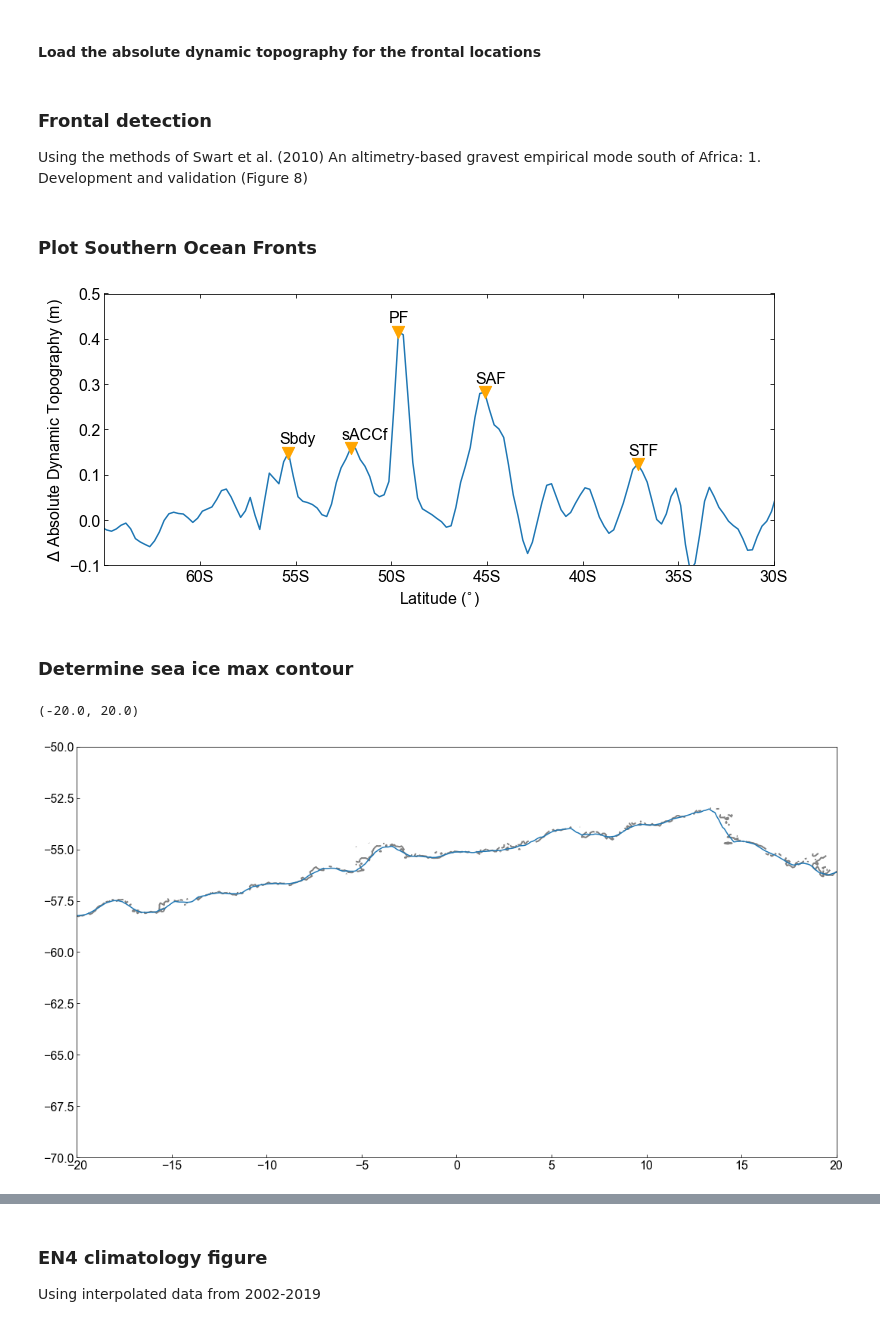
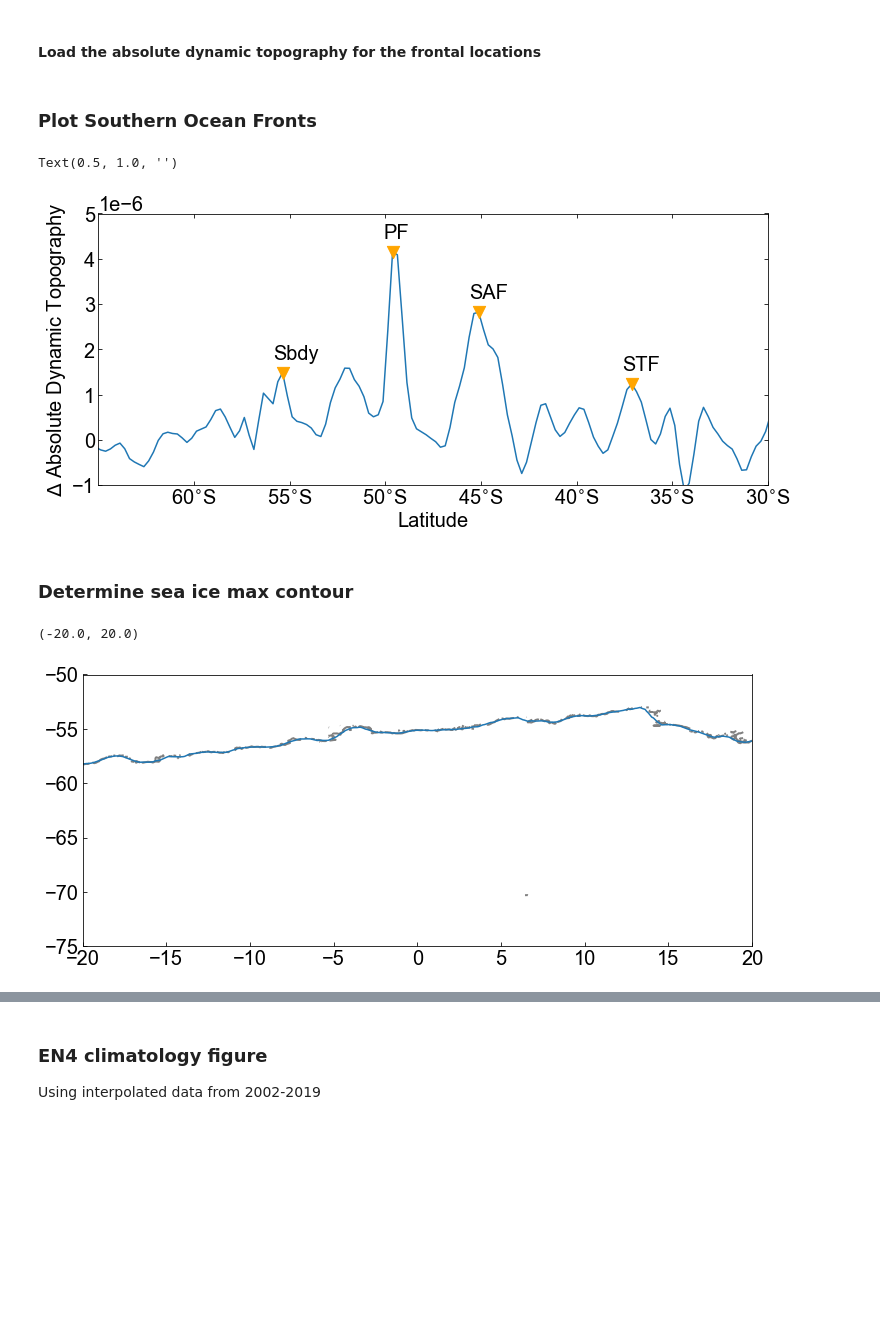
Before and after one commit to marcelduplessis/duplessis-2021-JGR-Oceans, a Jupyter notebook: duplessis-2021-figure1.ipynb, the cells around one changed output, grey strips where cells are left out. Cells and saved outputs as stored; diff of their text form; code cells hidden in the pictures; blank space fills up the shorter version.

```diff
--- a/duplessis-2021-figure1.ipynb
+++ b/duplessis-2021-figure1.ipynb
@@ -79,0 +53,2 @@ savefig('../figures/seaice_hov.png', dpi=300, bbox_inches='tight')
+# %%
+sic = xr.open_dataset(outPath+outName)
@@ -100,42 +83,40 @@ eke = ((u_prime**2 + v_prime**2)/2).mean(dim='time')
-# %% [markdown]
-### Frontal detection
-
-Using the methods of Swart et al. (2010) An altimetry-based gravest empirical mode south of Africa: 1. Development and validation (Figure 8)
 # %%
-import gsw
-
-dist_adt = gsw.distance(np.zeros(len(adt_mean.latitude)), adt_mean.latitude.values)[0]
-
-adt_diff_lat = adt_mean.latitude[1:].values
-adt_diff = 100000 * adt_mean.adt[:,720].diff(dim='latitude').values / dist_adt
+# determine grid disances along 0E
+dist_adt  = gsw.distance(np.zeros(len(adt_mean.latitude)), adt_mean.latitude.values)[0]
+adt_slope = adt_mean.sel(longitude=0.125).adt.diff(dim='latitude') / dist_adt
 # %% [markdown]
 ### Plot Southern Ocean Fronts
 # %%
-fig,ax=subplots(figsize=[12, 5])
+fig,ax=plt.subplots(figsize=[12, 5])
 
-ax.plot(adt_diff_lat, adt_diff)
+adt_slope.plot(ax=ax)
 ax.set_xlim(-65, -30)
-ax.set_ylim(-0.1, 0.5)
+ax.set_ylim(-1e-6, 5e-6)
 
-idx = [137, 150, 160, 178, 210]
-fnt = ['Sbdy', 'sACCf', 'PF', 'SAF', 'STF']
+# idx = [137, 150, 160, 178, 210]
+idx = [137, 160, 178, 210]
+# fnt = ['Sbdy', 'sACCf', 'PF', 'SAF', 'STF']
+fnt = ['Sbdy', 'PF', 'SAF', 'STF']
 
 for i, val in enumerate(idx):
 
-    ax.scatter(adt_diff_lat[val], adt_diff[val], s=150, c='orange', marker='v', zorder=10)
-    ax.text(   adt_diff_lat[val] - 0.5,  adt_diff[val] + 0.02, str(fnt[i]))
+    front = adt_slope.isel(latitude=val)
+    ax.scatter(front.latitude, front.values, s=150, c='orange', marker='v', zorder=10)
+    ax.text(   front.latitude - 0.5,  front.values+3e-7, str(fnt[i]))
 
 # plotting
 ax.xaxis.set_ticks([-60, -55, -50, -45, -40, -35, -30])
-ax.xaxis.set_ticklabels(['60S','55S','50S','45S','40S','35S','30S'])
+ax.xaxis.set_ticklabels(['60$^{\circ}$S','55$^{\circ}$S','50$^{\circ}$S','45$^{\circ}$S','40$^{\circ}$S','35$^{\circ}$S','30$^{\circ}$S'])
 
-ax.set_ylabel('$\Delta$ Absolute Dynamic Topography (m)')
-ax.set_xlabel('Latitude ($^{\circ}$)')
+ax.set_ylabel('$\Delta$ Absolute Dynamic Topography')
+ax.set_xlabel('Latitude')
 
 ax.yaxis.set_ticks_position('both')
 ax.xaxis.set_ticks_position('both')
+ax.set_title('')
 
-savefig('../figures/adt_grad_front_detection.png', dpi=300, bbox_inches='tight')
+# savefig('../figures/adt_grad_front_detection.png', dpi=300, bbox_inches='tight')
 # %% [output]
+Text(0.5, 1.0, '')
-[figure, old version]
+[figure, new version]
 # %%
@@ -145,7 +129,7 @@ front_contours = adt_mean.adt[:,720][idx].values
 # %%
-sic_mnth=sic.sic.resample(time='1M').mean()
+fig,ax=plt.subplots(figsize=[12,5])
 
-cs = contour(sic.lon, sic.lat, sic_mnth.sel(time='2018-09-30'), levels=[15], colors='0.5', linewidths=2)
+cs = ax.contour(sic.lon, sic.lat, sic_mnth.sel(time='2018-09-30'), levels=[15], colors='0.5', linewidths=2)
 
 for i in range(len(cs.allsegs[0])):
 
@@ -154,33 +138,33 @@ for i in range(len(cs.allsegs[0])):
         lat=cs.allsegs[0][i][:,1]
 
     if i>0:
         lon = np.append(lon, cs.allsegs[0][i][:,0])
         lat = np.append(lat, cs.allsegs[0][i][:,1])
 
 lon = lon[lat>-66]
 lat = lat[lat>-66]
 
 new_lon = np.arange(-180,180.05,0.1)
 
 for i, ln in enumerate(new_lon):
 
     idx = ((lon>ln) & (lon<ln+0.1))
 
     if i==0:
         new_lat = np.median(lat[idx])
     if i>0:
         try:
             new_lat = np.append(new_lat, np.min(lat[idx]))
         except:
             new_lat = np.append(new_lat, np.nan)
 
 import glidertools as gt
 
 new_lat = gt.cleaning.rolling_window(new_lat, func=np.nanmean, window=10)
 
-plot(new_lon, new_lat)
+ax.plot(new_lon, new_lat)
 
-xlim(-20, 20)
+ax.set_xlim(-20, 20)
 # %% [output]
 (-20.0, 20.0)
-[figure, old version]
+[figure, new version]
```
Also changed, not shown: parts of 30 cells of this notebook, 31 other files.
